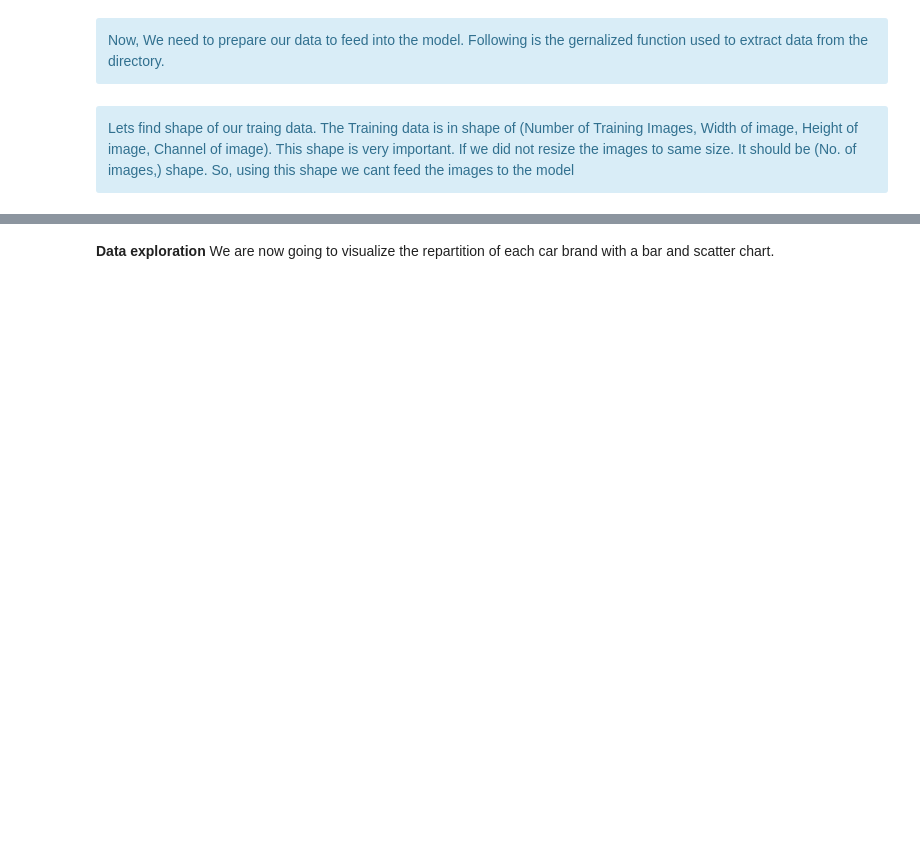
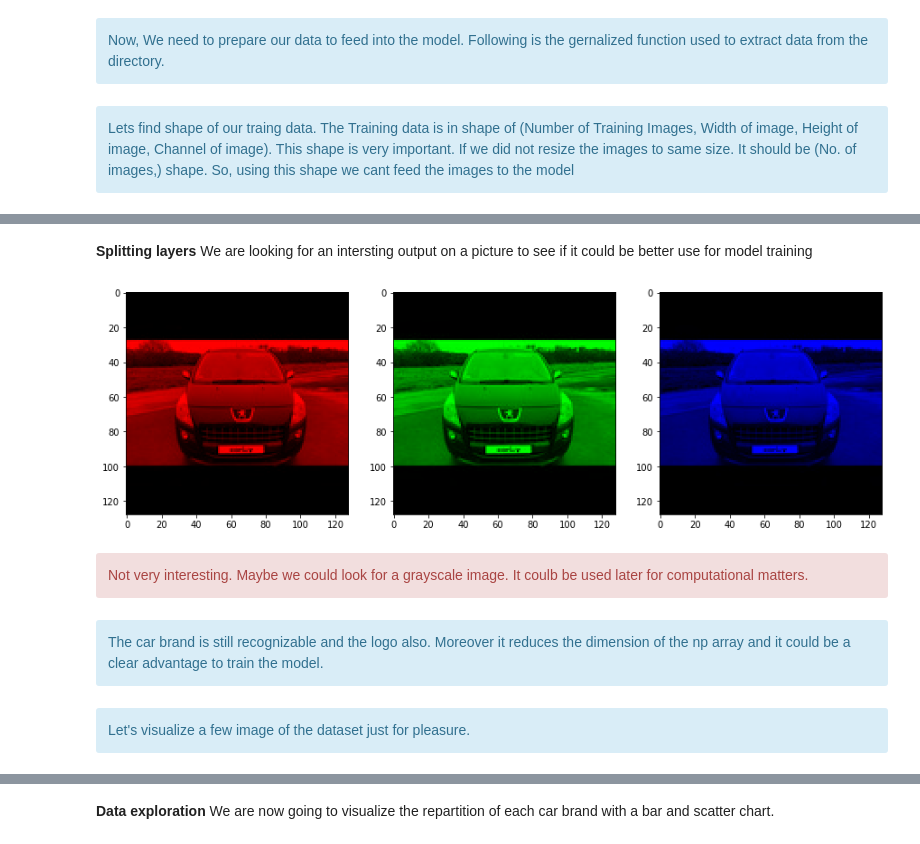
Before and after one commit to ToMusic75/Annual_Project, a Jupyter notebook: Project/Docs/Rapport/report.ipynb, the cells around one changed output, grey strips where cells are left out. Cells and saved outputs as stored; diff of their text form; code cells hidden in the pictures; blank space fills up the shorter version.

```diff
--- a/Project/Docs/Rapport/report.ipynb
+++ b/Project/Docs/Rapport/report.ipynb
@@ -362,0 +435,17 @@ Let's have a look to some random images of our dataset just for pleasure:
+# %% [markdown]
+**Splitting layers**
+We are looking for an intersting output on a picture to see if it could be better use for model training
+# %%
+fig, ax = plot.subplots(nrows = 1, ncols=3, figsize=(15,5))
+for c, ax in zip(range(3), ax):
+     # create zero matrix
+     split_img = np.zeros(first.shape, dtype="uint8")
+     # 'dtype' by default: 'numpy.float64'  # assing each channel
+     split_img[ :, :, c] = first[ :, :, c] # display each channel
+     ax.imshow(split_img)
+# %% [output]
+[figure, added]
+# %% [markdown]
+<div class="alert alert-block alert-danger">
+Not very interesting. Maybe we could look for a grayscale image. It coulb be used later for computational matters.
+</div>
@@ -363,3 +458,11 @@ Let's have a look to some random images of our dataset just for pleasure:
+# %% [markdown]
+<div class="alert alert-block alert-info">
+The car brand is still recognizable and the logo also. Moreover it reduces the dimension of the np array and it could be a clear advantage to train the model.
+</div
+# %% [markdown]
+<div class="alert alert-block alert-info">
+Let's visualize a few image of the dataset just for pleasure.
+</div
 # %%
 f,ax = plot.subplots(5,5)
 f.subplots_adjust(0,0,3,3)
```
Also changed, not shown: parts of 37 cells of this notebook.
